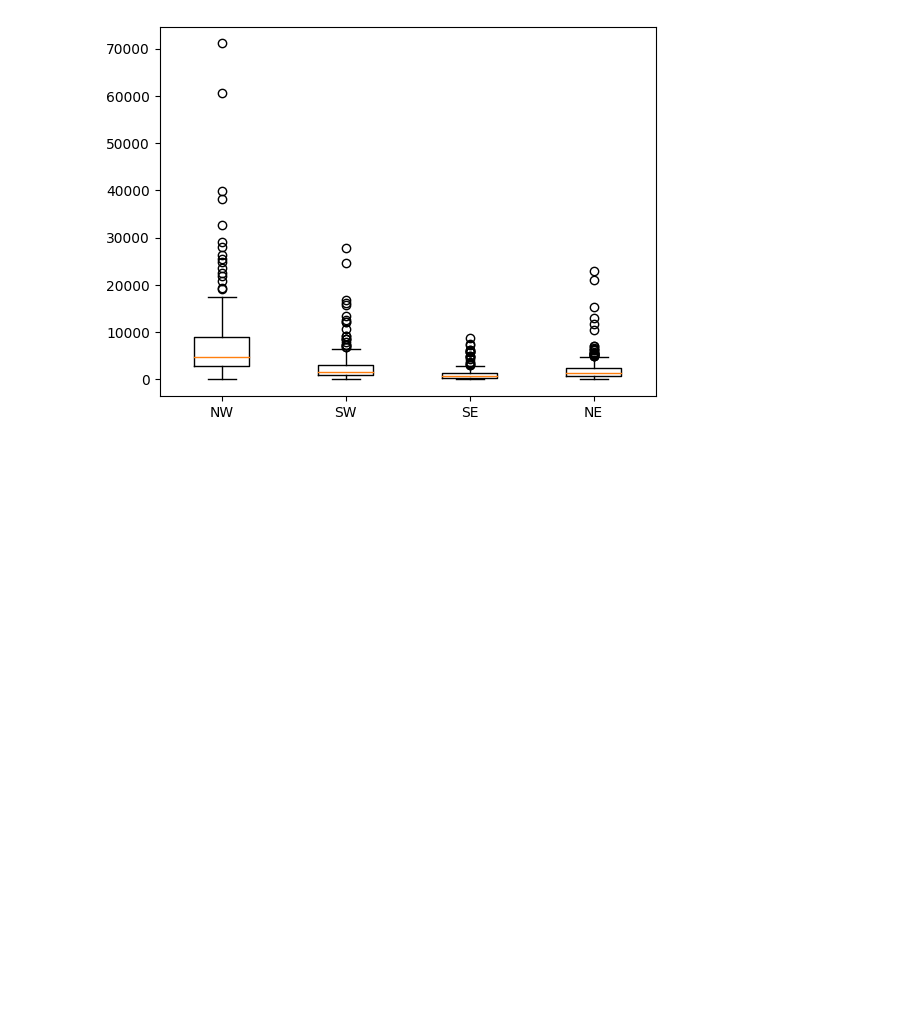
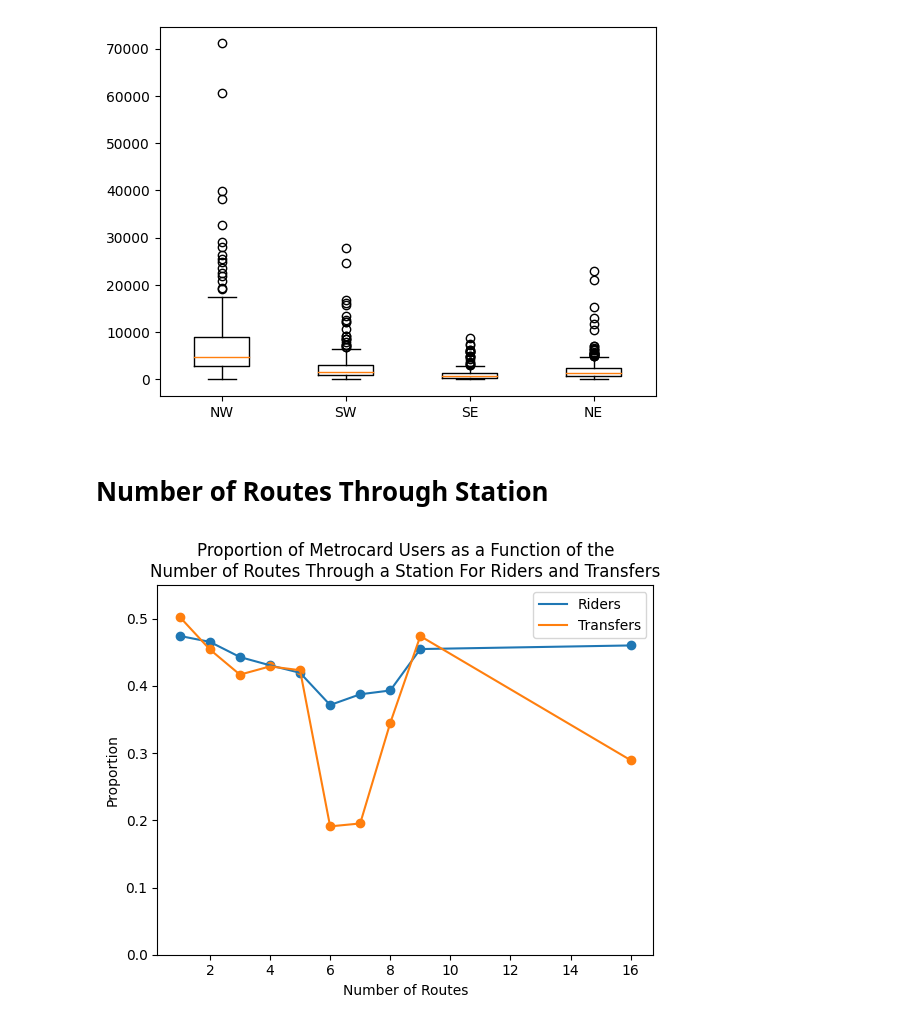
Before and after one commit to rpi11/DSAN5100, a Jupyter notebook: eda.ipynb, the cells around one changed output. Saved outputs shown, nothing was run; the diff lists cells and outputs as text; code cells hidden in the pictures; blank space fills up the shorter version.

```diff
--- a/eda.ipynb
+++ b/eda.ipynb
@@ -72,3 +72,45 @@ box_plot("borough","ridership")
 box_plot("region","ridership")
 # %% [output]
 [figure]
+# %% [markdown]
+# Number of Routes Through Station
+# %%
+df["route_num"] = [len(e) for e in df["routes"]]
+
+route_df = df[["route_num","payment_method","ridership","transfers"]]
+route_df = route_df.groupby(["route_num","payment_method"]).sum().reset_index()
+
+new_data = {
+    "Number of Routes":[],
+    "Rider Proportion":[],
+    "Transfer Proportion":[]
+}
+
+for val in route_df["route_num"].unique():
+    temp = route_df[route_df["route_num"] == val].copy()
+
+    temp["ridership"] = temp["ridership"]/ (temp["ridership"].sum())
+    temp["transfers"] = temp["transfers"]/ (temp["transfers"].sum())
+
+    new_data["Number of Routes"].append(val)
+    new_data["Rider Proportion"].append(temp[temp["payment_method"] == "metrocard"]["ridership"].iloc[0])
+    new_data["Transfer Proportion"].append(temp[temp["payment_method"] == "metrocard"]["transfers"].iloc[0])
+
+new_data = pd.DataFrame(new_data)
+
+plt.plot(new_data["Number of Routes"], new_data["Rider Proportion"],label = "Riders")
+plt.plot(new_data["Number of Routes"], new_data["Transfer Proportion"],label="Transfers")
+plt.legend()
+
+plt.scatter(new_data["Number of Routes"], new_data["Rider Proportion"])
+plt.scatter(new_data["Number of Routes"], new_data["Transfer Proportion"])
+
+plt.xlabel("Number of Routes")
+plt.ylabel("Proportion")
+plt.title("Proportion of Metrocard Users as a Function of the\nNumber of Routes Through a Station For Riders and Transfers")
+
+plt.ylim(0,0.55)
+
+plt.show()
+# %% [output]
+[figure, added]
```
Also changed, not shown: 3 other files.
